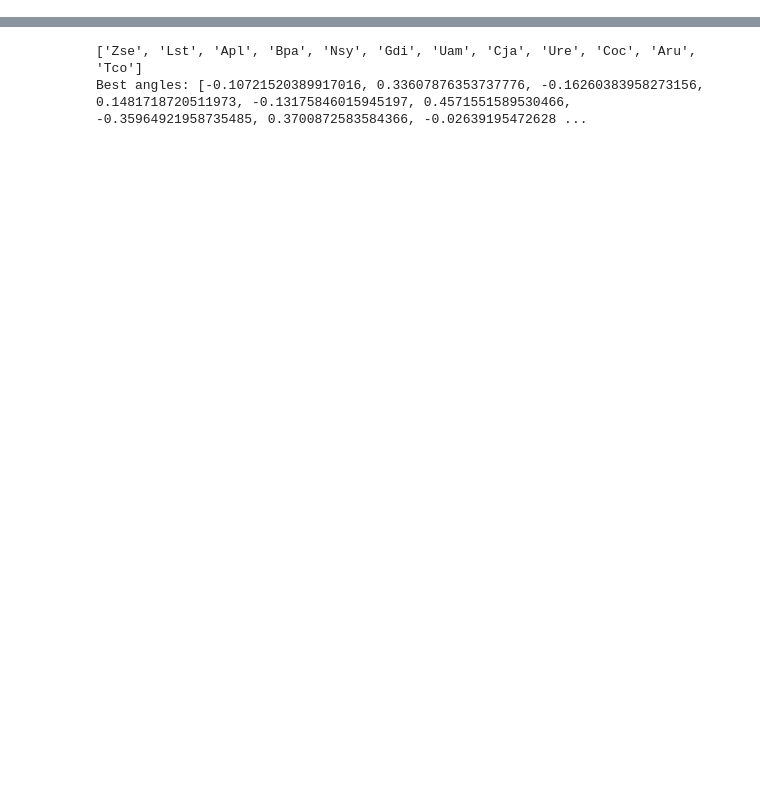
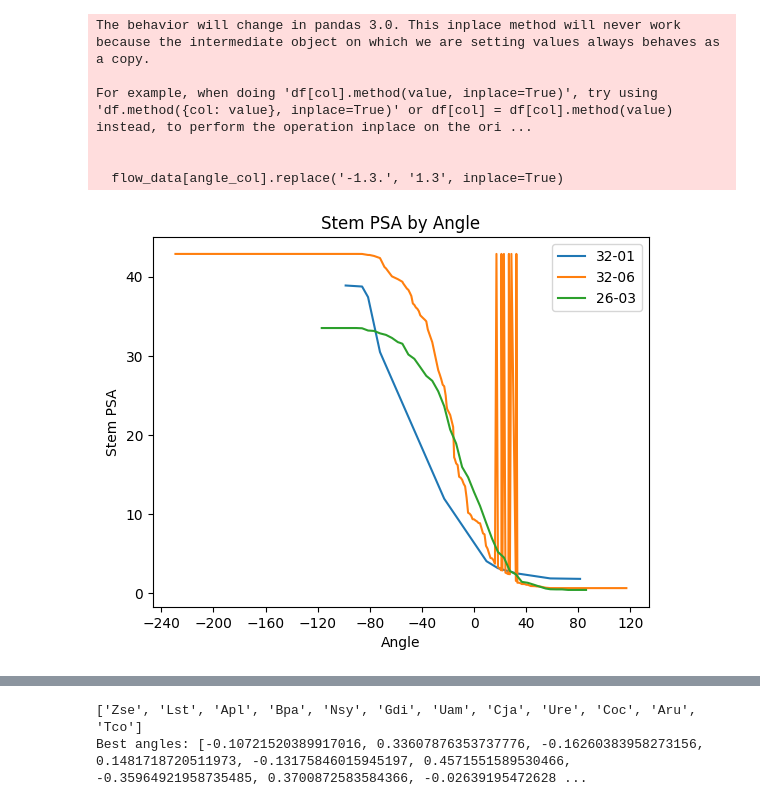
Before and after one commit to wischmcj/canopyHydrodynamics, a Jupyter notebook: scripts/plotting_scratch.ipynb, the cells around one changed output, grey strips where cells are left out. Cells and saved outputs as stored; diff of their text form; code cells hidden in the pictures; blank space fills up the shorter version.

```diff
--- a/scripts/plotting_scratch.ipynb
+++ b/scripts/plotting_scratch.ipynb
@@ -6,4 +6,10 @@ import matplotlib.pyplot as plt
 import numpy as np
 from numpy import array as arr
 import skopt as sk
-test_read= pd.read_csv('../data/output/aggregated/flow_stats.csv')
+flow_stats= pd.read_csv('../data/output/aggregated/flow_stats.csv')
+
+dataframes = pd.read_excel(
+    '~/Desktop/All_Validation_Data_w_Sensi_Anal.xlsx',
+#     "../data/validation_data/all_validation_data.xlsx",
+    sheet_name=None,
+)
@@ -29,3 +16,61 @@ ValueError: setting an array element with a sequence. The requested array has an
+# %%
+from decimal import Decimal
+
+trees_to_exclude =[ '32-01','32-06','26-03']
+
+
+# flow_data = flow_stats
+# angle_col = 'angle_'
+
+flow_data = dataframes['Sens_anal']
+angle_col = 'Angle (Degrees)'
+
+flow_data[angle_col].replace('-1.3.', '1.3', inplace=True)
+
+flow_data[angle_col] = flow_data[angle_col].astype(float)
+
+import matplotlib.pyplot as plt
+
+# Filter the flow_data dataframe for the trees you want to plot
+trees_to_plot = ['32-01', '32-06', '26-03']
+# trees_to_plot=set(flow_data['tree_codes'])
+
+filtered_data = flow_data[flow_data['tree_codes'].isin(trees_to_plot)]
+
+# fig, ax = plt.subplots()
+filtered_data = filtered_data.sort_values(by=angle_col)
+
+
+
+# Plot the stem_psa by angle for each tree
+for tree in trees_to_plot:
+    # print(tree, tree_data[angle_col])
+    tree_data = filtered_data[filtered_data['tree_codes'] == tree]
+    tree_data.sort_values(by=angle_col)
+    # print(f"{tree_data[angle_col]=}, {tree_data['stem_psa']=}")
+    plt.plot(tree_data[angle_col], tree_data['stem_psa'], label=tree)
+
+plt.gca().xaxis.set_major_locator(plt.MaxNLocator(10))
+# plt.yticks([10, 20, 30, 40, 50])
+# Set the plot title and labels
+plt.title('Stem PSA by Angle')
+plt.xlabel('Angle')
+plt.ylabel('Stem PSA')
+
+
+# Add a legend
+plt.legend()
+
+# Show the plot
+plt.show()
+# %% [output]
+The behavior will change in pandas 3.0. This inplace method will never work because the intermediate object on which we are setting values always behaves as a copy.
+
+For example, when doing 'df[col].method(value, inplace=True)', try using 'df.method({col: value}, inplace=True)' or df[col] = df[col].method(value) instead, to perform the operation inplace on the ori ...
+
+
+  flow_data[angle_col].replace('-1.3.', '1.3', inplace=True)
+[figure, added]
 # %%
 import pandas as pd
 import numpy as np
```
Also changed, not shown: parts of 2 cells of this notebook.
